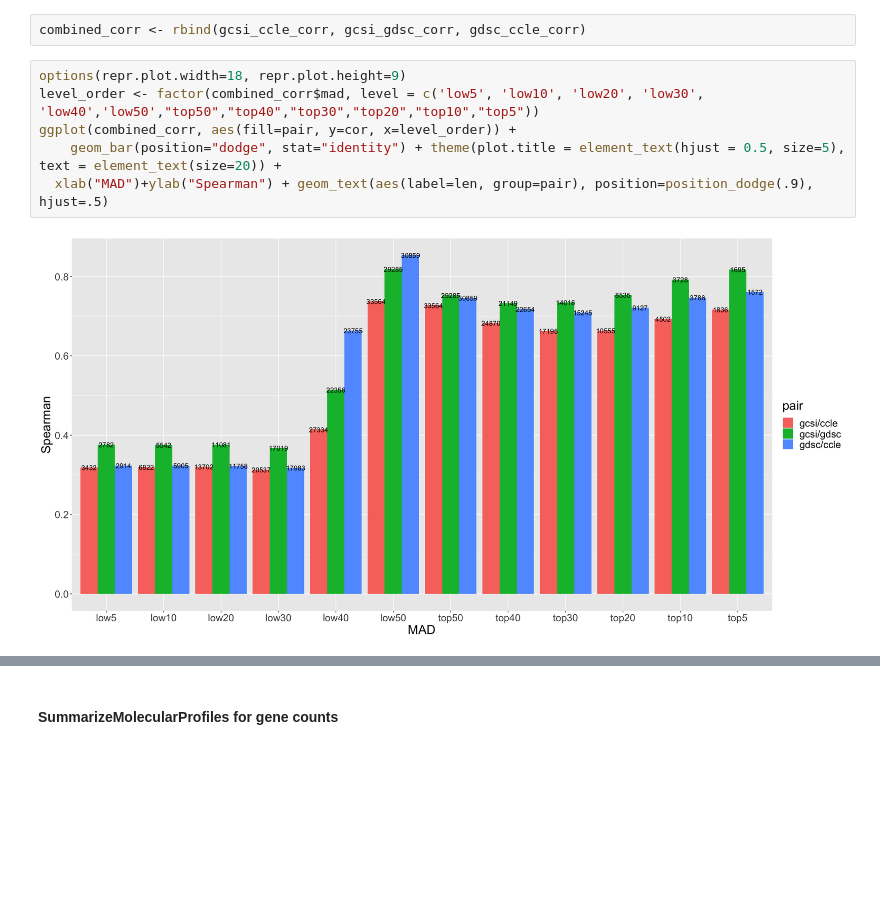
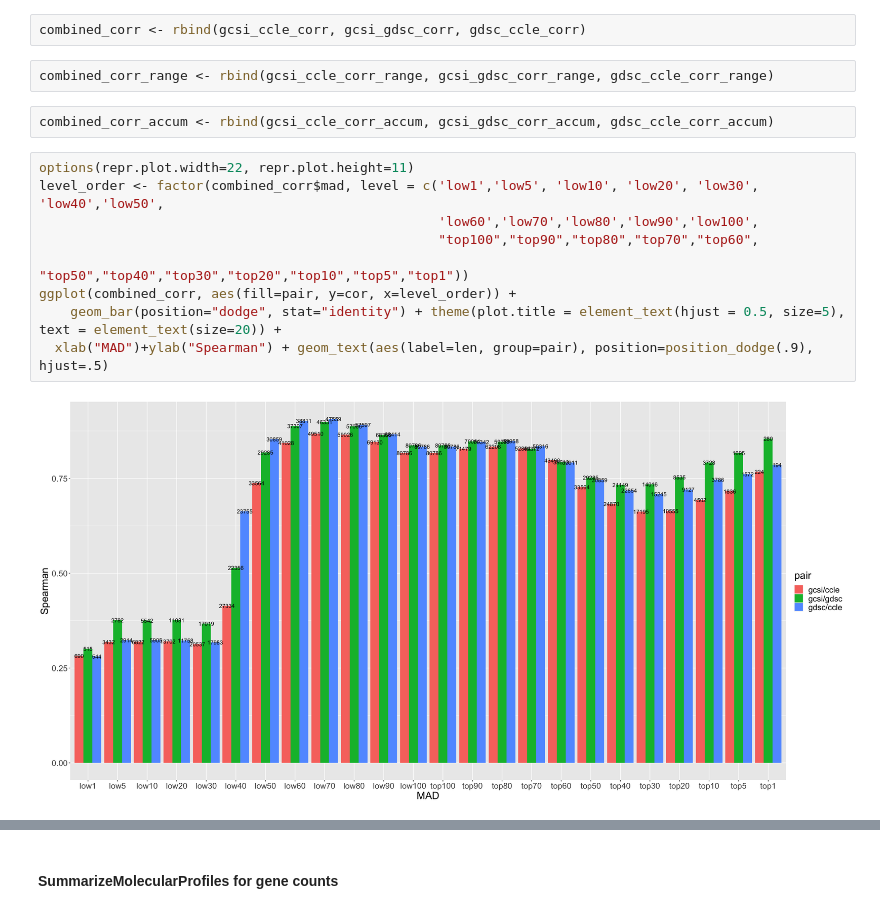
Before and after one commit to anthfm/TranscriptML, a Jupyter notebook: transcript_ML.R.ipynb, the cells around one changed output, grey strips where cells are left out. Saved outputs shown, nothing was run; the diff lists cells and outputs as text; blank space fills up the shorter version.

```diff
--- a/transcript_ML.R.ipynb
+++ b/transcript_ML.R.ipynb
@@ -277,10 +431,17 @@ gdsc_ccle_corr <- computeCorr(gdsc_ccle, percentiles = percent, pair1 = "gdsc",
 # %%
 combined_corr <- rbind(gcsi_ccle_corr, gcsi_gdsc_corr, gdsc_ccle_corr)
+# %%
+combined_corr_range <- rbind(gcsi_ccle_corr_range, gcsi_gdsc_corr_range, gdsc_ccle_corr_range)
+# %%
+combined_corr_accum <- rbind(gcsi_ccle_corr_accum, gcsi_gdsc_corr_accum, gdsc_ccle_corr_accum)
 # %%
-options(repr.plot.width=18, repr.plot.height=9)
-level_order <- factor(combined_corr$mad, level = c('low5', 'low10', 'low20', 'low30', 'low40','low50',"top50","top40","top30","top20","top10","top5"))
+options(repr.plot.width=22, repr.plot.height=11)
+level_order <- factor(combined_corr$mad, level = c('low1','low5', 'low10', 'low20', 'low30', 'low40','low50',
+                                                   'low60','low70','low80','low90','low100',
+                                                   "top100","top90","top80","top70","top60",
+                                                   "top50","top40","top30","top20","top10","top5","top1"))
 ggplot(combined_corr, aes(fill=pair, y=cor, x=level_order)) +
     geom_bar(position="dodge", stat="identity") + theme(plot.title = element_text(hjust = 0.5, size=5), text = element_text(size=20)) +
   xlab("MAD")+ylab("Spearman") + geom_text(aes(label=len, group=pair), position=position_dodge(.9), hjust=.5)
 # %% [output]
-[figure, old version]
+[figure, new version]
```
Also changed, not shown: parts of 35 cells of this notebook.
